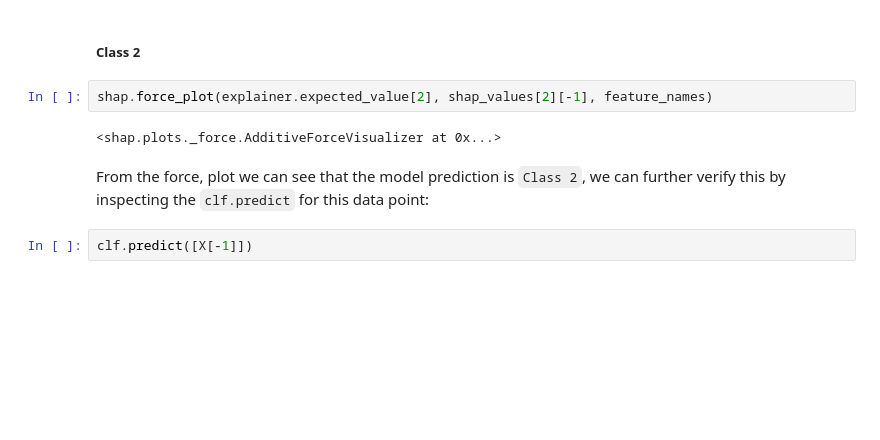
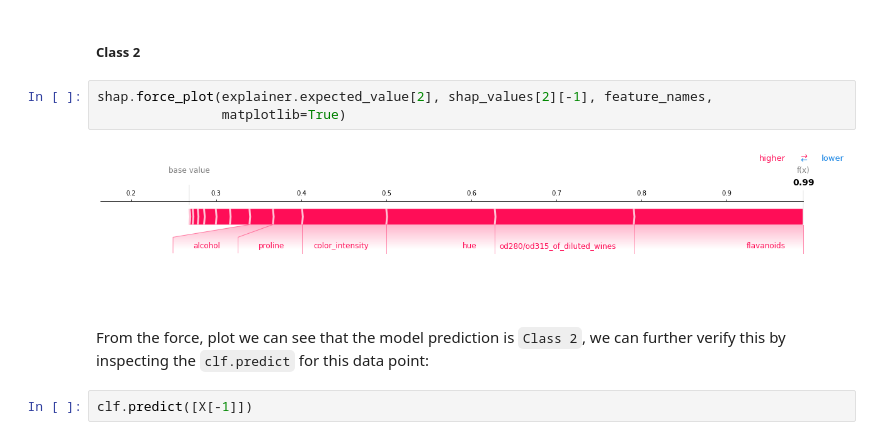
Before and after one commit to leolorenzoii/ml2_interpretability, a Jupyter notebook: notebooks/02_Interpreting_Models_using_SHAP.ipynb, the cells around one changed output. Drawn from its saved outputs; the diff is of its cells as text; blank space fills up the shorter version.

```diff
--- a/notebooks/02_Interpreting_Models_using_SHAP.ipynb
+++ b/notebooks/02_Interpreting_Models_using_SHAP.ipynb
@@ -479,9 +475,10 @@ shap.force_plot(explainer.expected_value[1], shap_values[1][-1], feature_names)
 # %% [markdown]
 ##### Class 2
 # %%
-shap.force_plot(explainer.expected_value[2], shap_values[2][-1], feature_names)
+shap.force_plot(explainer.expected_value[2], shap_values[2][-1], feature_names,
+                matplotlib=True)
 # %% [output]
-<shap.plots._force.AdditiveForceVisualizer at 0x...>
+[figure, added]
 # %% [markdown]
 From the force, plot we can see that the model prediction is `Class 2`, we can further verify this by inspecting the `clf.predict` for this data point:
 # %%
```
Also changed, not shown: parts of 9 cells of this notebook.
